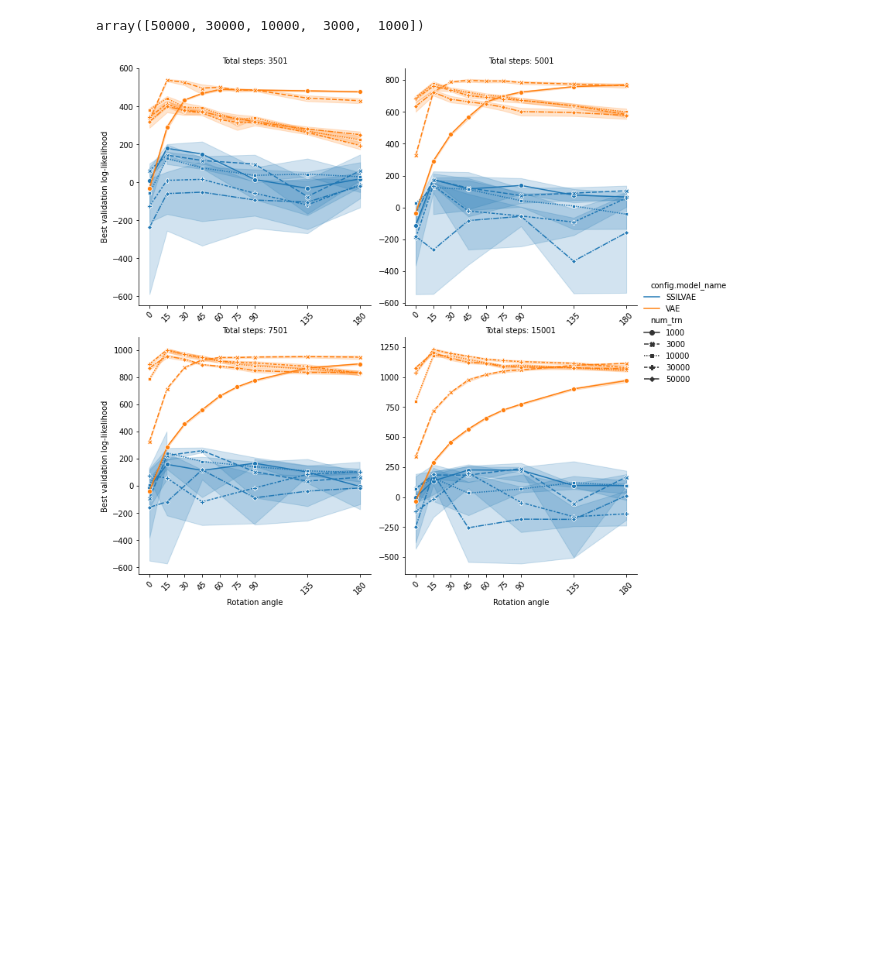
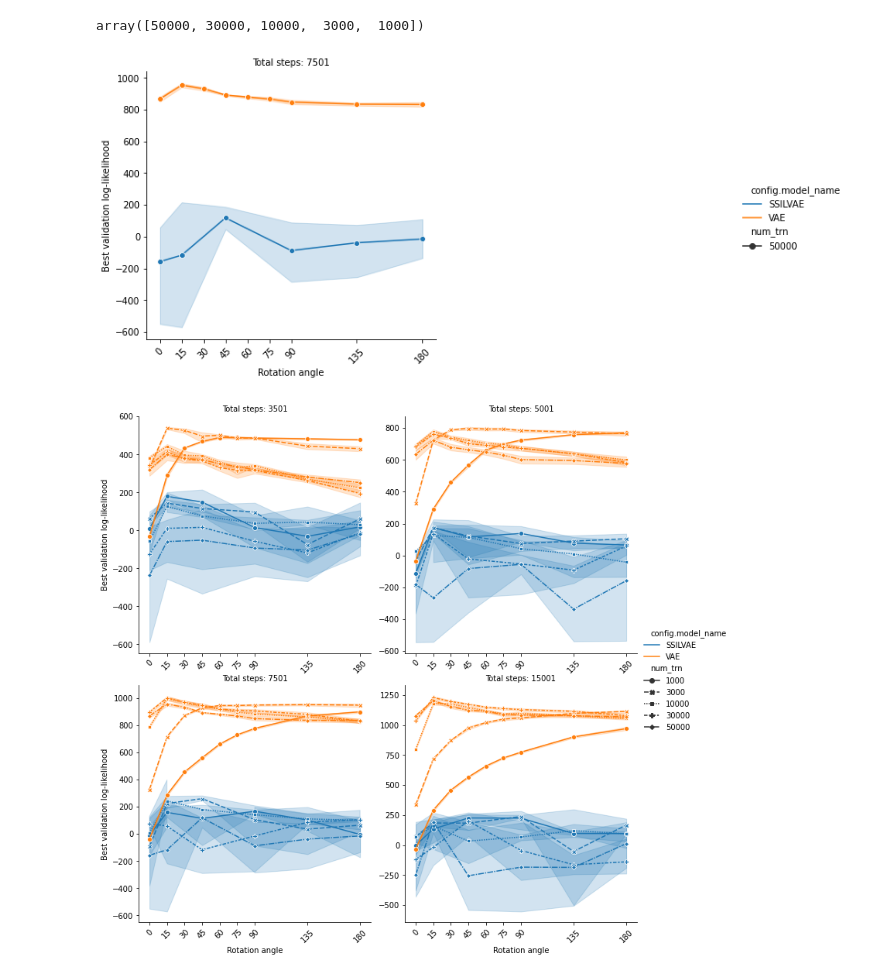
Before and after one commit to cambridge-mlg/sgm, a Jupyter notebook: notebooks/results/may_07_2023_ssilvae_vs_vae.ipynb, the cells around one changed output. Saved outputs shown, nothing was run; the diff lists cells and outputs as text; code cells hidden in the pictures; blank space fills up the shorter version.

```diff
--- a/notebooks/results/may_07_2023_ssilvae_vs_vae.ipynb
+++ b/notebooks/results/may_07_2023_ssilvae_vs_vae.ipynb
@@ -148,6 +152,36 @@ array([30003, 15003, 10003,  7003, 15001,  7501,  5001,  3501])
 df_filtered['num_trn'].unique()
 # %% [output]
 array([50000, 30000, 10000,  3000,  1000])
+# %%
+# create a sns lineplot, where the x-axis is the rotation angle, the y-axis is the best validation log-likelihood,
+# and the hue is the number of training samples
+plot_df = df_filtered[['rotation_angle', 'summary.best_val_ll', 'num_trn', 'config.total_steps', 'config.model_name']]
+
+plot_df = plot_df[
+    plot_df['config.total_steps'].isin([7501, 15003]) & plot_df['num_trn'].isin([50_000])
+]
+
+# map config.total_steps to consistent values, if they are in this dict
+new_vals = {30003: 15001, 15003: 7501, 10003: 5001, 7003: 3501}
+plot_df = plot_df.replace({'config.total_steps': new_vals})
+
+g = sns.relplot(
+    x="rotation_angle", y="summary.best_val_ll", hue="config.model_name", style="num_trn", col="config.total_steps",
+    markers=True,
+    # palette=sns.color_palette('viridis', as_cmap=True),
+    kind="line",
+    col_wrap=2,
+    facet_kws=dict(sharey=False, sharex=False),
+    data=plot_df
+)
+g.set_axis_labels('Rotation angle', 'Best validation log-likelihood')
+g.set_titles('Total steps: {col_name}')
+for ax in g.axes:
+    ax.set_xticks(plot_df['rotation_angle'].unique())
+    ax.set_xticklabels(plot_df['rotation_angle'].unique(), rotation=45)
+plt.show()
+# %% [output]
+[figure, added]
 # %%
 # create a sns lineplot, where the x-axis is the rotation angle, the y-axis is the best validation log-likelihood,
 # and the hue is the number of training samples
```
Also changed, not shown: parts of 4 cells of this notebook, 2 other files.
